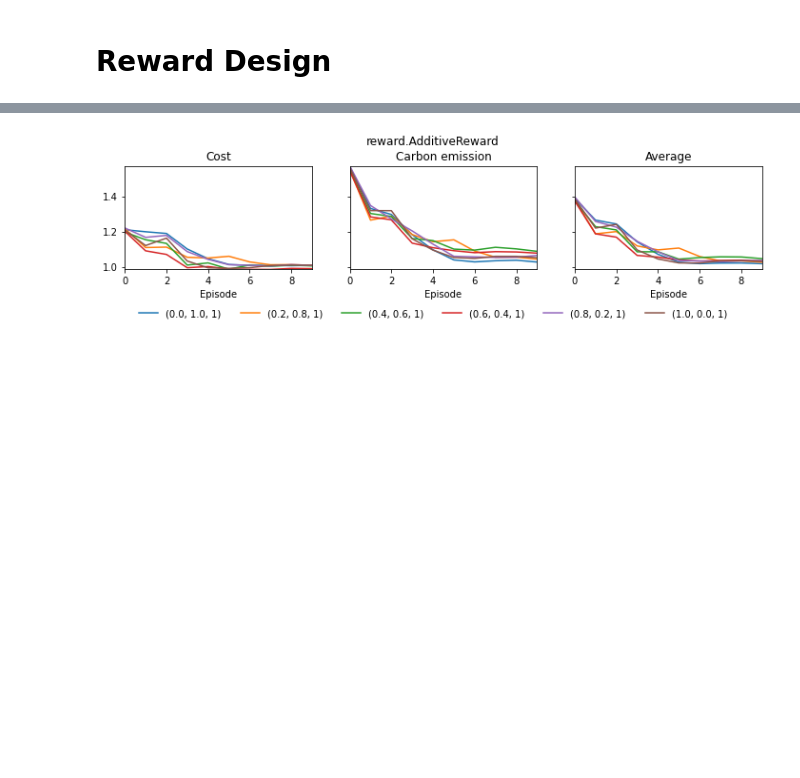
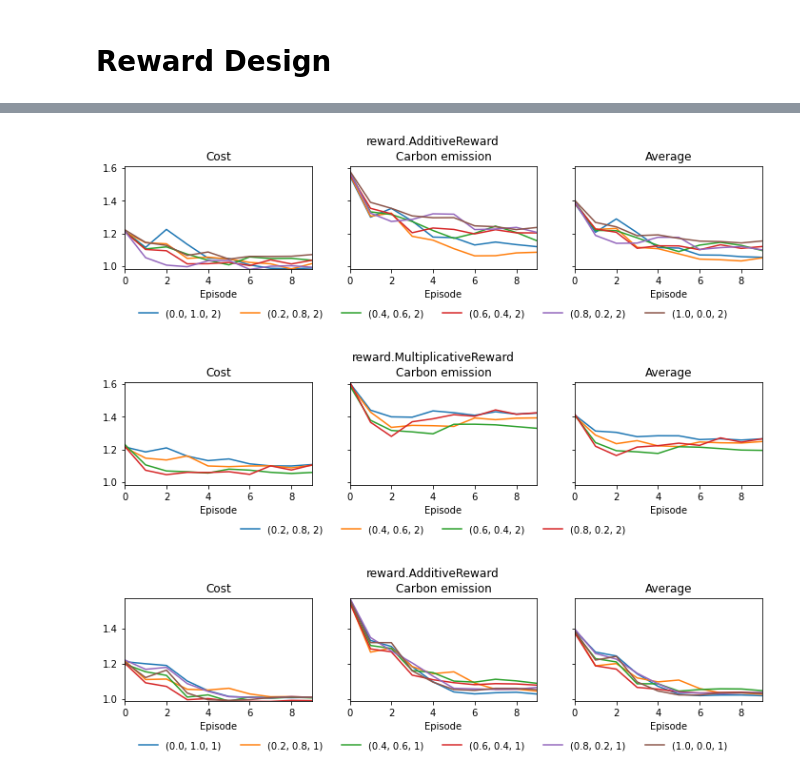
Before and after one commit to intelligent-environments-lab/merlin-apen-2023, a Jupyter notebook: src/experiment_result.ipynb, the cells around one changed output, grey strips where cells are left out. Cells and saved outputs as stored; diff of their text form; code cells hidden in the pictures; blank space fills up the shorter version.

```diff
--- a/src/experiment_result.ipynb
+++ b/src/experiment_result.ipynb
@@ -74,6 +74,56 @@ display(reward_design_simulations[reward_design_simulations['episode']==9])
 | 99 | reward_function_9 | reward.MultiplicativeReward | [1, 13, 14] | 0.4 | 0.6 | 2 | 9 | 1.103868 | 1.393426 | ... |
 | 179 | reward_function_17 | reward.MultiplicativeReward | [1, 13, 14] | 0.8 | 0.2 | 2 | 9 | 1.105750 | 1.424622 | ... |
 | 59 | reward_function_5 | reward.MultiplicativeReward | [1, 13, 14] | 0.2 | 0.8 | 2 | 9 | 1.108229 | 1.422840 | ... |
+# %%
+# trajectory
+row_count = 1
+column_count = 3
+plot_data = reward_design_simulations[reward_design_simulations['e']==2].copy()
+ylim = (plot_data[['cost','carbon_emission','average']].min().min(),plot_data[['cost','carbon_emission','average']].max().max())
+
+for reward_type, type_group in plot_data.groupby('type'):
+    fig, axs = plt.subplots(row_count,column_count,figsize=(4*column_count,2.0*row_count),sharey=True)
+
+    for (e, w_1, w_2, simulation_id), simulation_id_group in type_group.groupby(['e','w_1','w_2','simulation_id']):
+        label = f"({round(w_1,1)}, {round(w_2,1)}, {round(e,1)})"
+        simulation_id_group = simulation_id_group.sort_values('episode')
+
+        # cost
+        x, y = simulation_id_group['episode'], simulation_id_group['cost']
+        axs[0].plot(x,y,label=label)
+        axs[0].set_title('Cost')
+
+        # carbon_emission
+        x, y = simulation_id_group['episode'], simulation_id_group['carbon_emission']
+        axs[1].plot(x,y,label=label)
+        axs[1].set_title('Carbon emission')
+
+        # average
+        x, y = simulation_id_group['episode'], simulation_id_group['average']
+        axs[2].plot(x,y,label=label)
+        axs[2].set_title('Average')
+
+    for i, ax in enumerate(fig.axes):
+        ax.set_xlabel('Episode')
+        ax.set_ylim(ylim)
+
+        if i == 0:
+            ax.legend(
+                bbox_to_anchor=(0.5,-0.1),
+                loc='upper center',
+                bbox_transform=fig.transFigure,
+                framealpha=0,
+                ncol=6
+            )
+        else:
+            pass
+
+    fig.suptitle(reward_type,y=1.10)
+    # plt.tight_layout()
+    plt.show()
+# %% [output]
+[figure, added]
+[figure, added]
 # %%
 # trajectory
 row_count = 1
```
Also changed, not shown: parts of 3 cells of this notebook, 1 other file.
